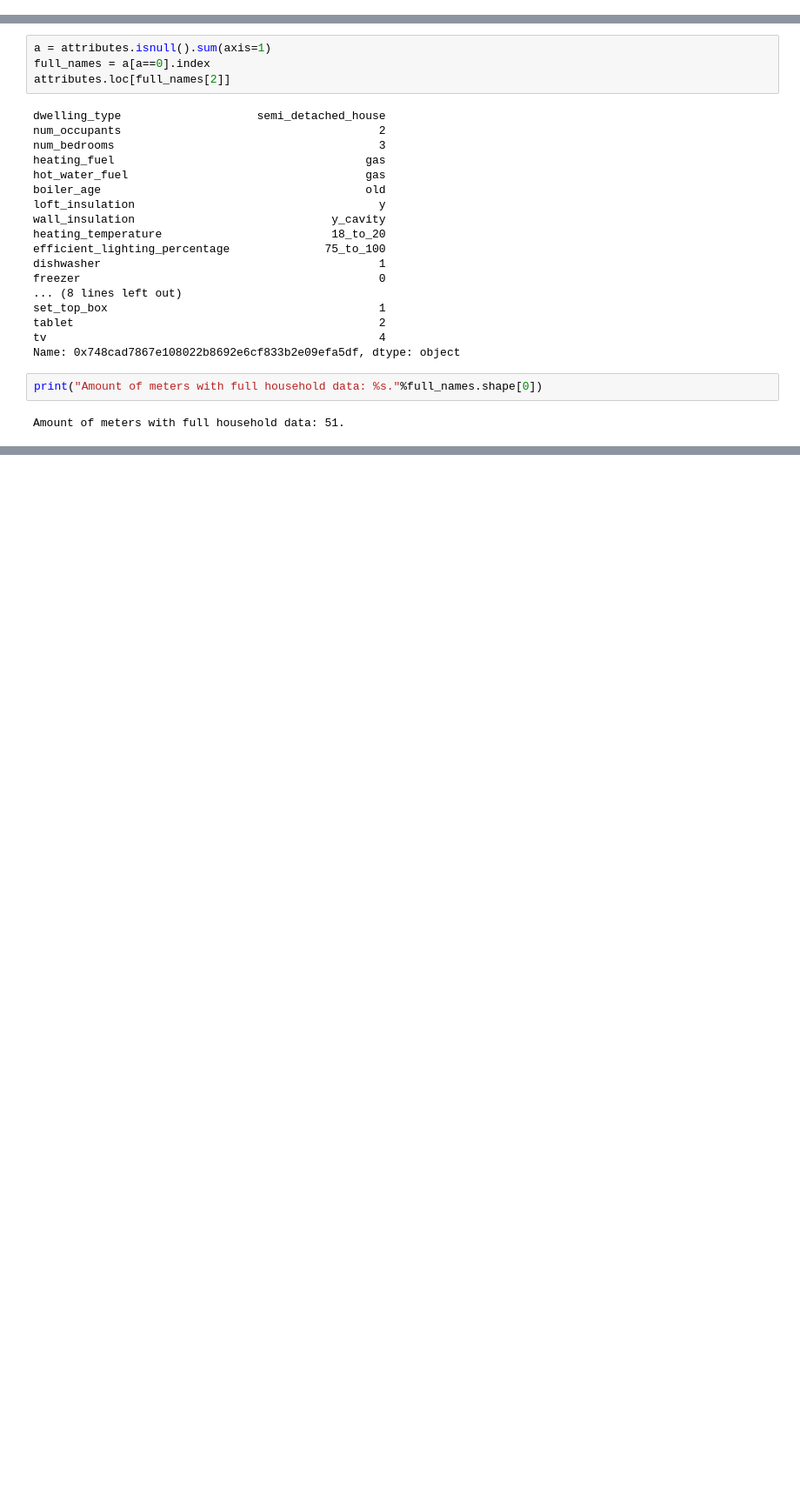
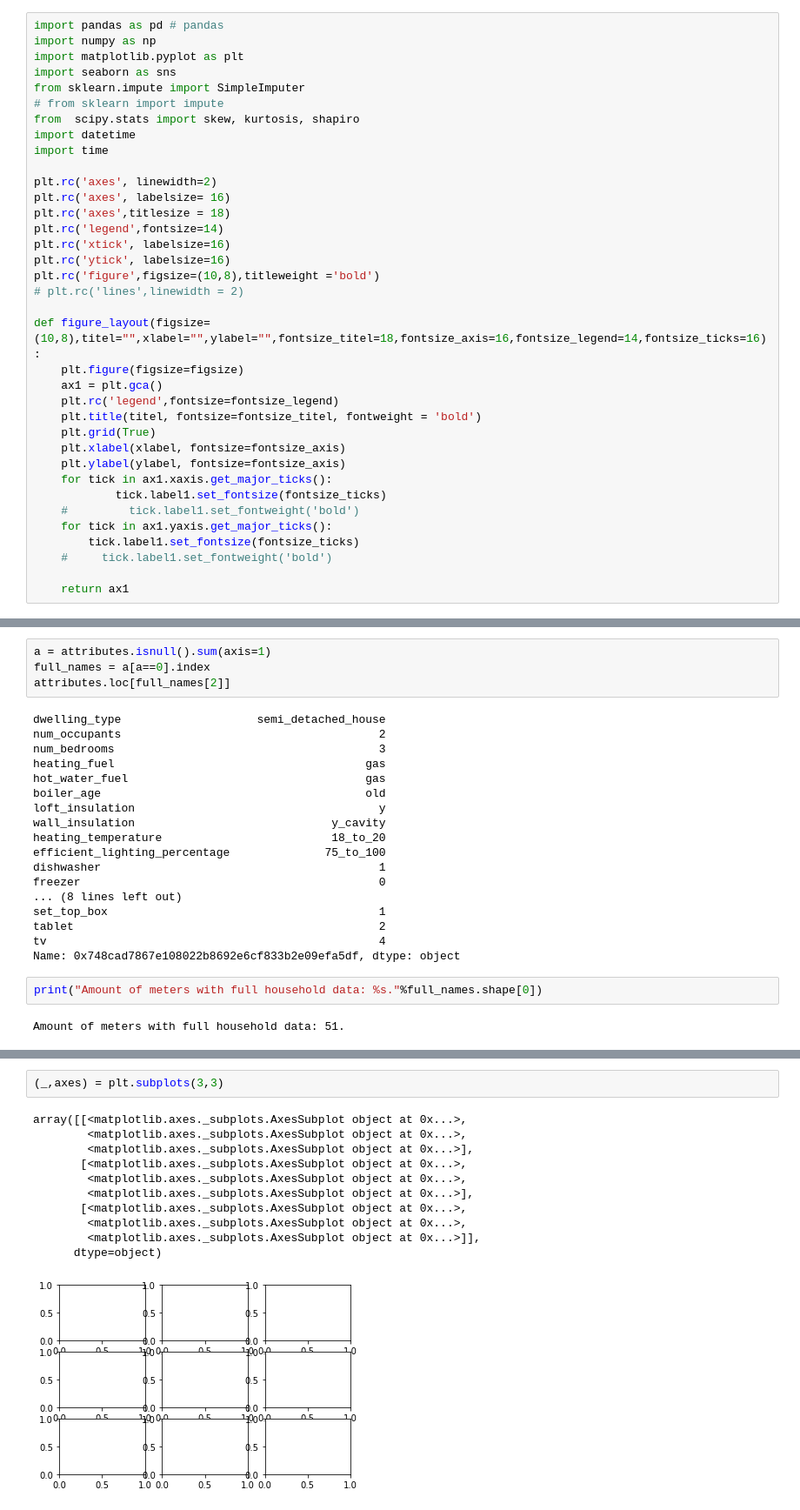
Before and after one commit to StijnStaring/TS_code, a Jupyter notebook: Basic_Data_Analysis/Amount_of_attributes.ipynb, the cells around one changed output, grey strips where cells are left out. Shown at 87% size. Cells and saved outputs as stored; diff of their text form; blank space fills up the shorter version.

```diff
--- a/Basic_Data_Analysis/Amount_of_attributes.ipynb
+++ b/Basic_Data_Analysis/Amount_of_attributes.ipynb
@@ -9,3 +1,39 @@ from  scipy.stats import skew, kurtosis, shapiro
+# %%
+import pandas as pd # pandas
+import numpy as np
+import matplotlib.pyplot as plt
+import seaborn as sns
+from sklearn.impute import SimpleImputer
+# from sklearn import impute
+from  scipy.stats import skew, kurtosis, shapiro
+import datetime
+import time
+
+plt.rc('axes', linewidth=2)
+plt.rc('axes', labelsize= 16)
+plt.rc('axes',titlesize = 18)
+plt.rc('legend',fontsize=14)
+plt.rc('xtick', labelsize=16)
+plt.rc('ytick', labelsize=16)
+plt.rc('figure',figsize=(10,8),titleweight ='bold')
+# plt.rc('lines',linewidth = 2)
+
+def figure_layout(figsize=(10,8),titel="",xlabel="",ylabel="",fontsize_titel=18,fontsize_axis=16,fontsize_legend=14,fontsize_ticks=16):
+    plt.figure(figsize=figsize)
+    ax1 = plt.gca()
+    plt.rc('legend',fontsize=fontsize_legend)
+    plt.title(titel, fontsize=fontsize_titel, fontweight = 'bold')
+    plt.grid(True)
+    plt.xlabel(xlabel, fontsize=fontsize_axis)
+    plt.ylabel(ylabel, fontsize=fontsize_axis)
+    for tick in ax1.xaxis.get_major_ticks():
+            tick.label1.set_fontsize(fontsize_ticks)
+    #         tick.label1.set_fontweight('bold')
+    for tick in ax1.yaxis.get_major_ticks():
+        tick.label1.set_fontsize(fontsize_ticks)
+    #     tick.label1.set_fontweight('bold')
+
+    return ax1
 # %%
 attributes = pd.read_csv("D:\Onedrive\Leuven\Final project\data\\addinfo.csv",index_col = "meter_id")
 print(attributes.shape)
@@ -112,0 +342,14 @@ Amount of meters with full household data: 51.
+# %%
+(_,axes) = plt.subplots(3,3)
+# %% [output]
+array([[<matplotlib.axes._subplots.AxesSubplot object at 0x...>,
+        <matplotlib.axes._subplots.AxesSubplot object at 0x...>,
+        <matplotlib.axes._subplots.AxesSubplot object at 0x...>],
+       [<matplotlib.axes._subplots.AxesSubplot object at 0x...>,
+        <matplotlib.axes._subplots.AxesSubplot object at 0x...>,
+        <matplotlib.axes._subplots.AxesSubplot object at 0x...>],
+       [<matplotlib.axes._subplots.AxesSubplot object at 0x...>,
+        <matplotlib.axes._subplots.AxesSubplot object at 0x...>,
+        <matplotlib.axes._subplots.AxesSubplot object at 0x...>]],
+      dtype=object)
+[figure, added]
```
Also changed, not shown: parts of 27 cells of this notebook, 1 other file.
